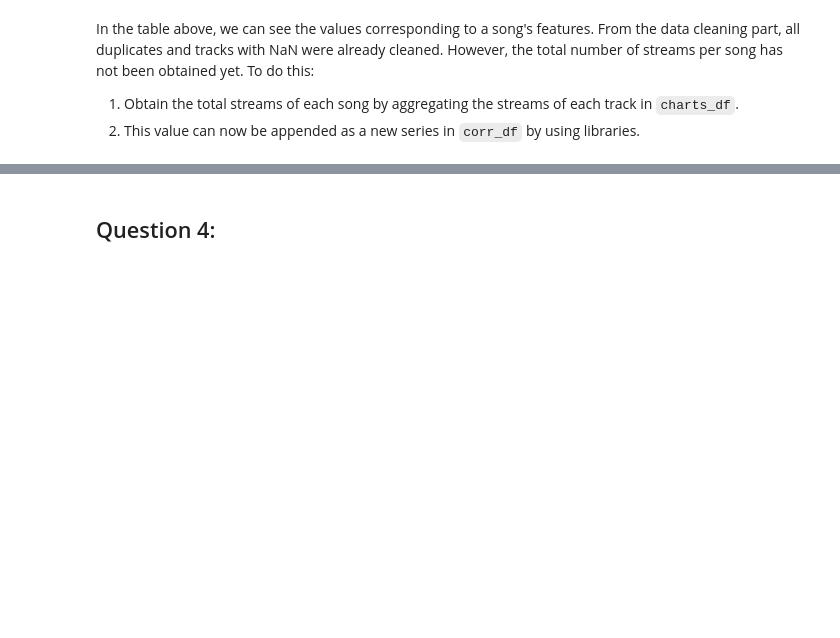
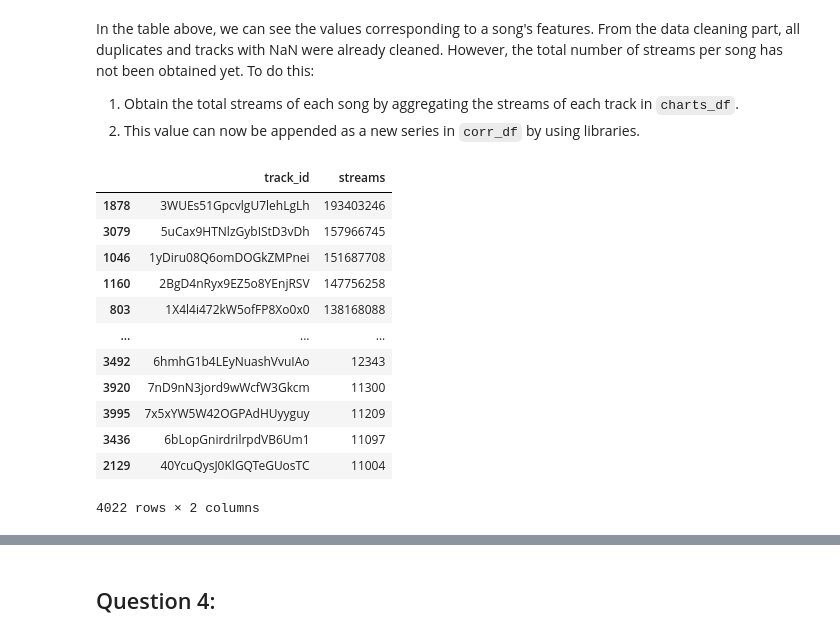
Before and after one commit to ADichoso/CSMODEL-Project-XX22-G1, a Jupyter notebook: SpotifyDataset.ipynb, the cells around one changed output, grey strips where cells are left out. Saved outputs shown, nothing was run; the diff lists cells and outputs as text; code cells hidden in the pictures; blank space fills up the shorter version.

```diff
--- a/SpotifyDataset.ipynb
+++ b/SpotifyDataset.ipynb
@@ -619,0 +656,18 @@ boxplot = corr_df.boxplot(column=['streams'])
+# %%
+#Step 1
+charts_df_agg = charts_df[['track_id', 'streams']].groupby(['track_id']).sum().reset_index().sort_values(by=['streams'], ascending = False)
+charts_df_agg
+# %% [output]
+|  | track_id | streams |
+| 1878 | 3WUEs51GpcvlgU7lehLgLh | 193403246 |
+| 3079 | 5uCax9HTNlzGybIStD3vDh | 157966745 |
+| 1046 | 1yDiru08Q6omDOGkZMPnei | 151687708 |
+| 1160 | 2BgD4nRyx9EZ5o8YEnjRSV | 147756258 |
+| 803 | 1X4l4i472kW5ofFP8Xo0x0 | 138168088 |
+| ... | ... | ... |
+| 3492 | 6hmhG1b4LEyNuashVvuIAo | 12343 |
+| 3920 | 7nD9nN3jord9wWcfW3Gkcm | 11300 |
+| 3995 | 7x5xYW5W42OGPAdHUyyguy | 11209 |
+| 3436 | 6bLopGnirdrilrpdVB6Um1 | 11097 |
+| 2129 | 40YcuQysJ0KlGQTeGUosTC | 11004 |
+4022 rows × 2 columns
```
Also changed, not shown: parts of 33 cells of this notebook.
